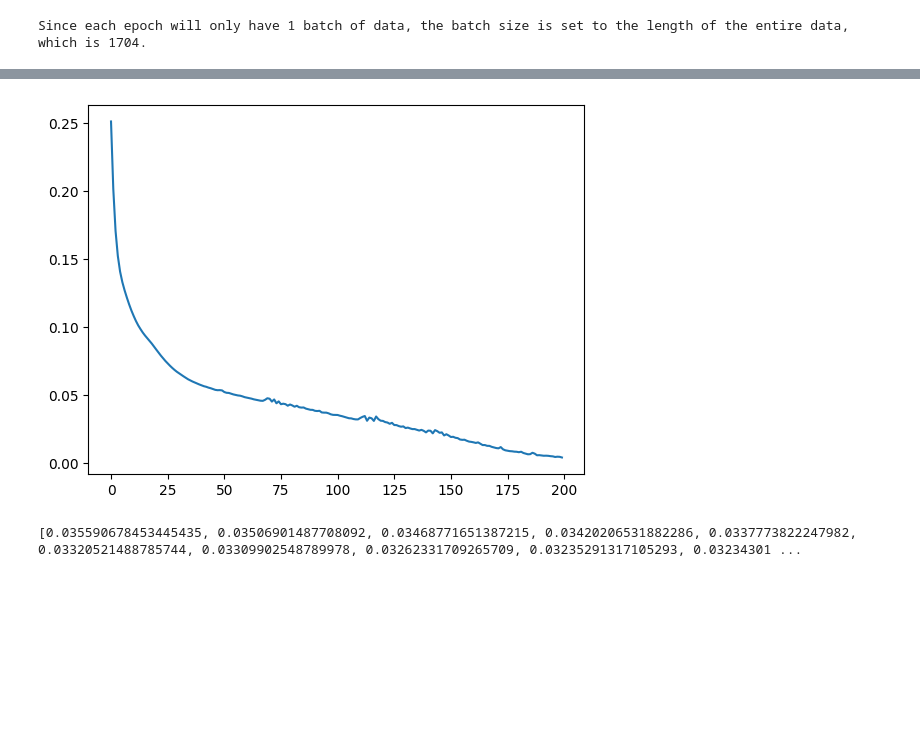
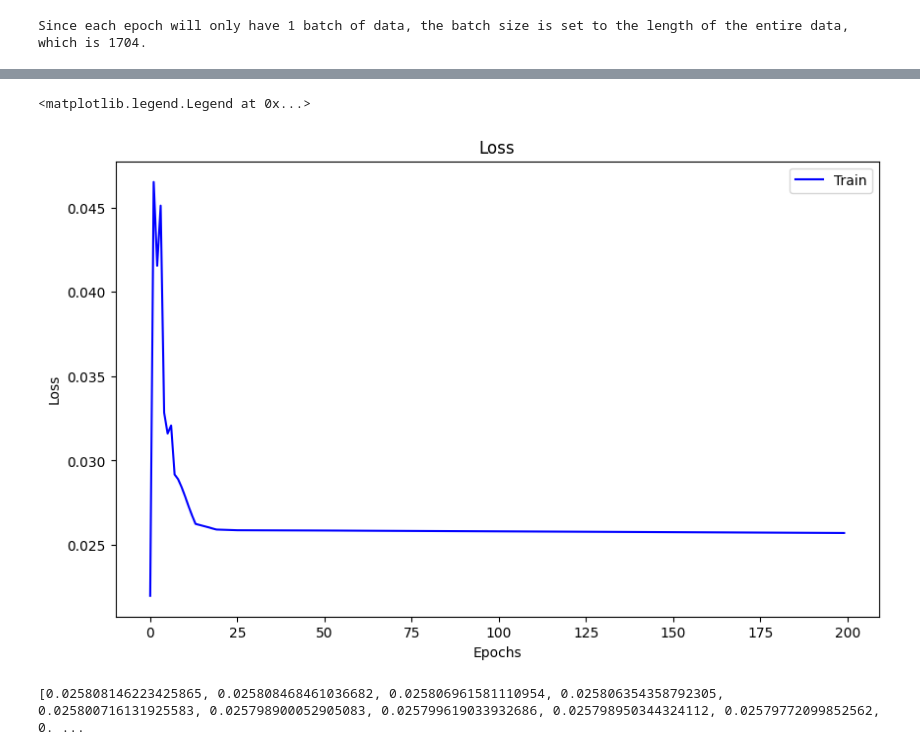
Before and after one commit to quinnylee/nwm_network_lstm_test, a Jupyter notebook: data_train.ipynb, the cells around one changed output, grey strips where cells are left out. Cells and saved outputs as stored; diff of their text form; code cells hidden in the pictures; blank space fills up the shorter version.

```diff
--- a/data_train.ipynb
+++ b/data_train.ipynb
@@ -490,12 +485,20 @@ Epoch: 200 Completed    Loss: 0.0038    NSE_Train: 0.9800000190734863
-# %%
-plt.plot([i for i in range(len(results))], results)
-plt.show()
-# %% [output]
-[figure, removed]
+# %%
+plt.figure(figsize=(10, 6))
+plt.plot(loss_history_train[1:], label='Train', color='blue')
+plt.plot(loss_history_val[1:], label='Validation', color='orange', linestyle = '--')
+
+# Adding labels and title
+plt.xlabel('Epochs')
+plt.ylabel('Loss')
+plt.title('Loss')
+plt.legend()
+# %% [output]
+<matplotlib.legend.Legend at 0x...>
+[figure, added]
 # %%
-print(results[-100:])
+print(loss_history_train[-100:])
 # %% [output]
-[0.035590678453445435, 0.03506901487708092, 0.03468771651387215, 0.03420206531882286, 0.0337773822247982, 0.03320521488785744, 0.03309902548789978, 0.03262331709265709, 0.03235291317105293, 0.03234301 ...
+[0.025808146223425865, 0.025808468461036682, 0.025806961581110954, 0.025806354358792305, 0.025800716131925583, 0.025798900052905083, 0.025799619033932686, 0.025798950344324112, 0.02579772099852562, 0. ...
 # %%
 test_data_x, test_data_y = concatanate_tensors(train_loader, [1])
 test_dataset = torch.utils.data.TensorDataset(test_data_x, test_data_y)
```
Also changed, not shown: parts of 5 cells of this notebook.
